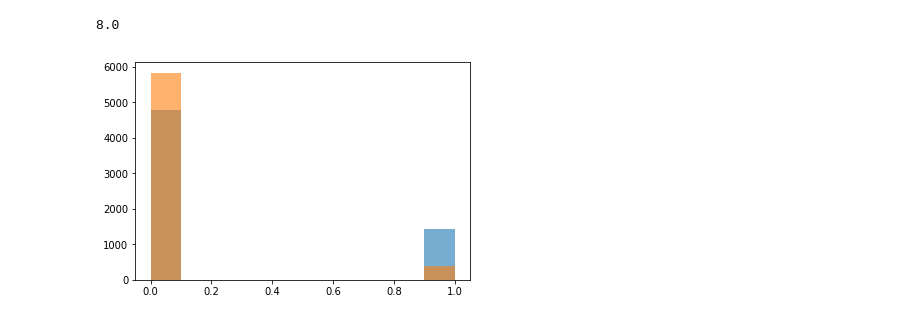
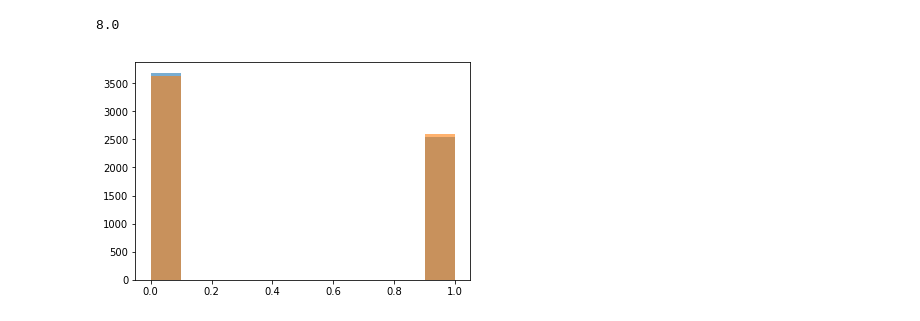
Before and after one commit to gomezlab/kinotypeClusteringAndRegression, a Jupyter notebook: src/10_twoStep.ipynb, the cells around one changed output. Drawn from its saved outputs; the diff is of its cells as text; code cells hidden in the pictures.

```diff
--- a/src/10_twoStep.ipynb
+++ b/src/10_twoStep.ipynb
@@ -137,8 +278,20 @@ pd.Series(val_scores).to_csv('../results/validation_scores_auc.csv')
 # %%
-clf_transformer = ft.partial(thresholder, 1e-12)
-clf =  BaggingClassifier(base_estimator=SGDClassifier(penalty='elasticnet', loss='hinge', learning_rate='optimal', class_weight='balanced', l1_ratio=0.99, alpha=3e-5, random_state=1920), n_estimators=20, max_samples=0.632, n_jobs=n_jobs)
-clf.fit(X['train'], clf_transformer(y['train']))
-preds = clf.predict(X['dev'])
-print(roc_auc_score(clf_transformer(y['dev']), preds))
-print(accuracy_score(clf_transformer(y['dev']), preds))
+thresh = 5e-2
+clf_transformer = ft.partial(thresholder, thresh)
+
+clf =  BaggingClassifier(base_estimator=SGDClassifier(penalty='elasticnet',
+                                                      loss='modified_huber',
+                                                      learning_rate='optimal',
+                                                      class_weight='balanced',
+                                                      l1_ratio=0.5,
+                                                      alpha=1e-4,
+                                                      random_state=1920),
+                         n_estimators=30, max_samples=0.632, n_jobs=n_jobs)
+clf.fit(pd.concat([X['train'], X['dev']]), clf_transformer(pd.concat([y['train'], y['dev']])))
+
+preds = clf.predict(X['test'])
+
+print(roc_auc_score(clf_transformer(y['test']), preds))
+print(f1_score(clf_transformer(y['test']), preds))
+print(accuracy_score(clf_transformer(y['test']), preds))
 # %% [output]
@@ -233,9 +588,9 @@ display(np.mean(targ['dev'][y['dev']>1-1e-12]))
 8.0
 8.0
 # %%
-plt.hist(mod.clf.predict(X['dev']), alpha=0.6)
-plt.hist((y['dev']>1-1e-12)*1., alpha=0.6)
+plt.hist(clf.predict(X['dev']), alpha=0.6)
+plt.hist(clf_transformer(y['dev']), alpha=0.6)
 
 plt.show()
 # %% [output]
-[figure, old version]
+[figure, new version]
```
Also changed, not shown: parts of 31 cells of this notebook.
